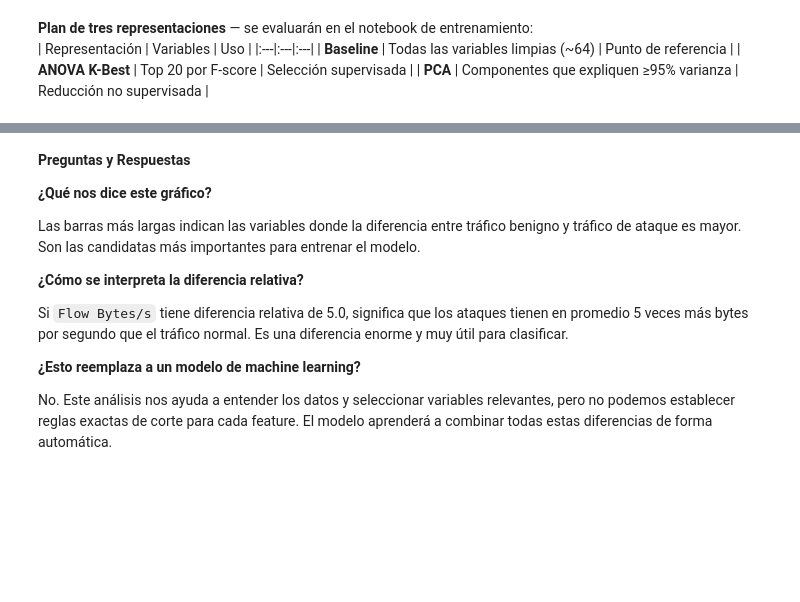
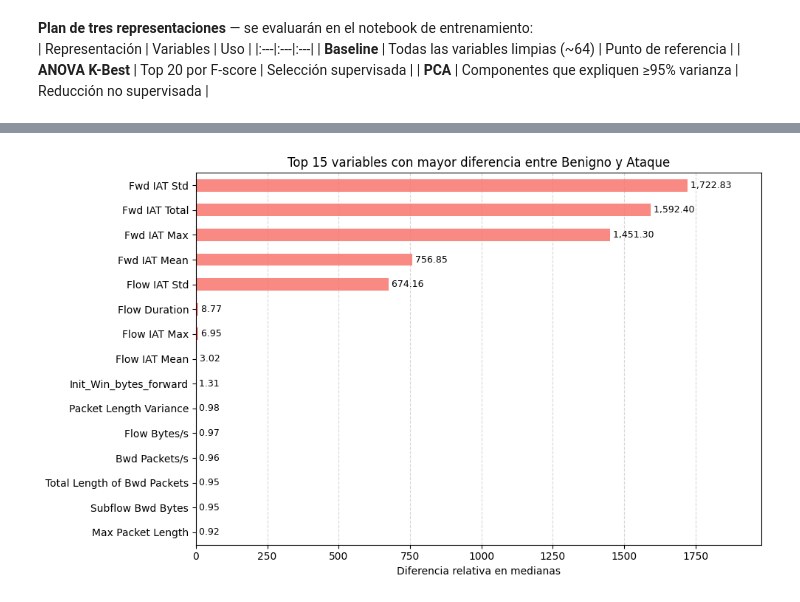
Before and after one commit to jotaeleb/tif-ciencias-de-datos, a Jupyter notebook: notebooks/proyecto_eda.ipynb, the cells around one changed output, grey strips where cells are left out. Saved outputs shown, nothing was run; the diff lists cells and outputs as text; code cells hidden in the pictures; blank space fills up the shorter version.

```diff
--- a/notebooks/proyecto_eda.ipynb
+++ b/notebooks/proyecto_eda.ipynb
@@ -1321,14 +1291,44 @@ Max Packet Length                0.92
-# %% [markdown]
-**Preguntas y Respuestas**
-
-**¿Qué nos dice este gráfico?**
-
-Las barras más largas indican las variables donde la diferencia entre tráfico benigno y tráfico de ataque es mayor. Son las candidatas más importantes para entrenar el modelo.
-
-**¿Cómo se interpreta la diferencia relativa?**
-
-Si `Flow Bytes/s` tiene diferencia relativa de 5.0, significa que los ataques tienen en promedio 5 veces más bytes por segundo que el tráfico normal. Es una diferencia enorme y muy útil para clasificar.
-
-**¿Esto reemplaza a un modelo de machine learning?**
-
-No. Este análisis nos ayuda a entender los datos y seleccionar variables relevantes, pero no podemos establecer reglas exactas de corte para cada feature. El modelo aprenderá a combinar todas estas diferencias de forma automática.
+# %%
+# Comparar mediana de cada feature entre BENIGN y todos los ataques juntos
+df_bin = df_clean.copy()
+df_bin['es_ataque'] = (df_bin['Label'] != 'BENIGN').astype(int)
+
+mediana_benigno = df_bin[df_bin['es_ataque'] == 0][num_cols].median()
+mediana_ataque = df_bin[df_bin['es_ataque'] == 1][num_cols].median()
+
+# Diferencia relativa (cuánto cambia en términos porcentuales)
+diff_relativa = ((mediana_ataque - mediana_benigno) / (mediana_benigno.abs() + 1)).abs()
+diff_relativa = diff_relativa.sort_values(ascending=False).head(15)
+
+# Invertimos el orden aquí para que la barra más grande quede arriba en el gráfico
+diff_grafico = diff_relativa.sort_values()
+
+fig, ax = plt.subplots(figsize=(10, 6))
+diff_grafico.plot(kind='barh', ax=ax, color=COLOR_ATAQUE, alpha=0.85)
+
+# Agregar grilla tenue (solo líneas verticales para guiar la lectura de las barras)
+ax.grid(axis='x', linestyle='--', alpha=0.5, zorder=0)
+# Asegurar que las barras se dibujen por encima de la grilla
+ax.set_axisbelow(True)
+
+# Agregar las etiquetas con la cantidad al final de cada barra
+for bar in ax.containers[0]:
+    width = bar.get_width()
+    # Usamos formato científico o decimal dependiendo de qué tan grandes sean tus diferencias
+    # Si las diferencias son flotantes simples, puedes usar f'{width:.2f}' o f'{width:,.1f}'
+    label_text = f'{width:,.2f}' if width >= 0.01 else f'{width:.2e}'
+
+    ax.text(width, bar.get_y() + bar.get_height() / 2,
+            f' {label_text}', # Un espacio en blanco al inicio separa el texto de la barra
+            va='center', ha='left', fontsize=9)
+
+# 3. Ajustar el límite de X agregando un 15% de margen a la derecha para que no se corten los números
+ax.set_xlim(right=diff_grafico.max() * 1.15)
+
+ax.set_xlabel('Diferencia relativa en medianas')
+ax.set_title('Top 15 variables con mayor diferencia entre Benigno y Ataque')
+
+plt.tight_layout()
+plt.show()
+# %% [output]
+[figure, added]
```
Also changed, not shown: parts of 41 cells of this notebook.
